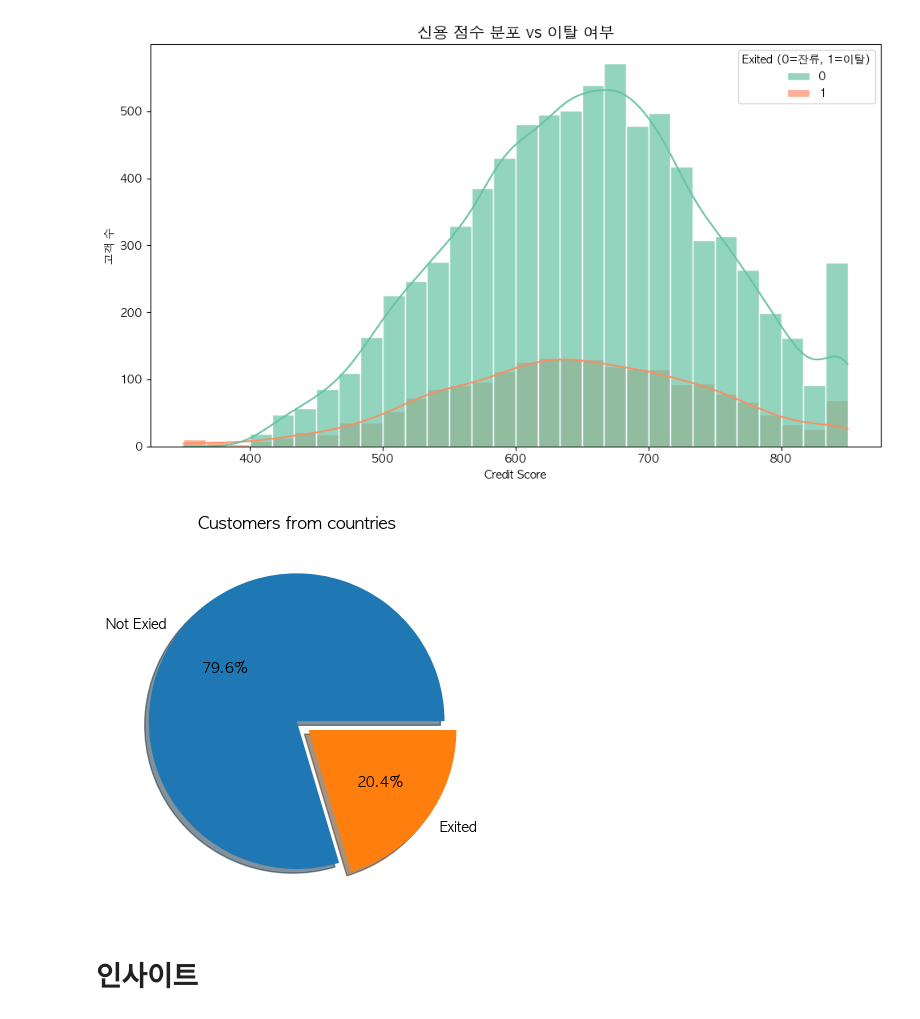
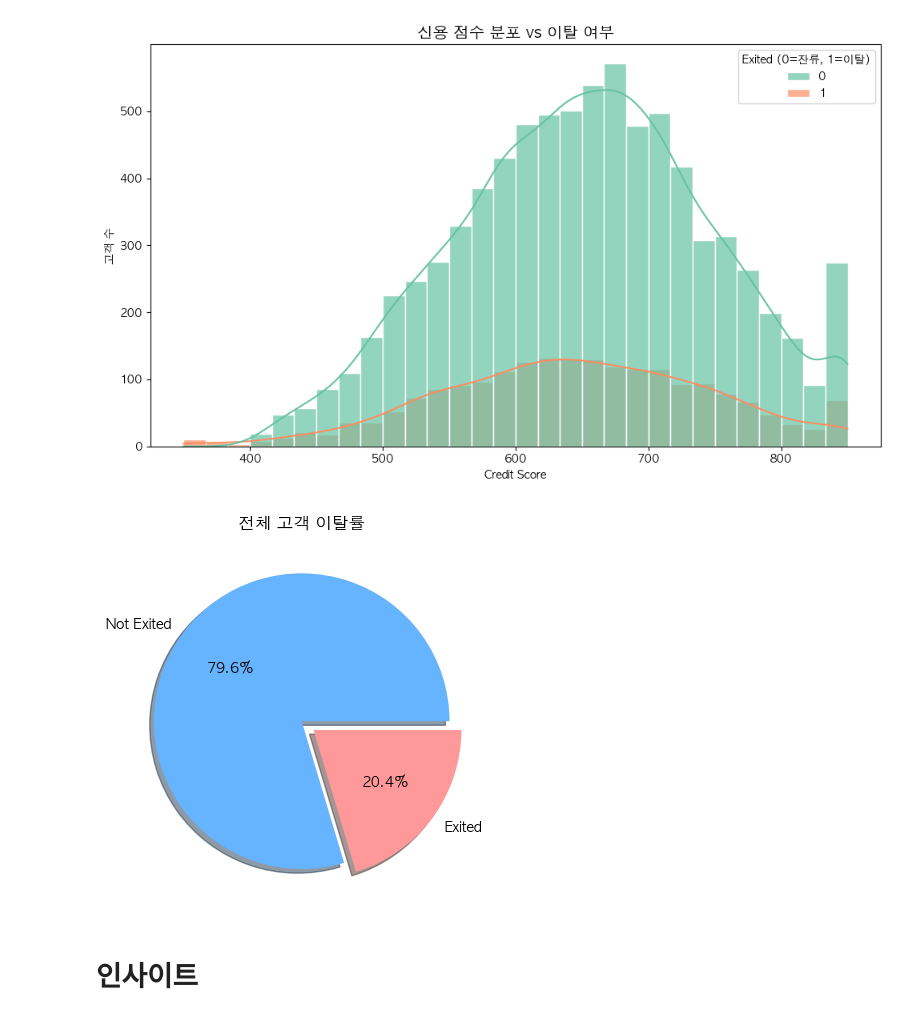
Before and after one commit to teolex/SKN14-2nd-2Team, a Jupyter notebook: KimJunGi/eda_jungi.ipynb, the cells around one changed output. Saved outputs shown, nothing was run; the diff lists cells and outputs as text; code cells hidden in the pictures.

```diff
--- a/KimJunGi/eda_jungi.ipynb
+++ b/KimJunGi/eda_jungi.ipynb
@@ -163,12 +215,21 @@ plt.show()
 # %%
 data = df['Exited'].value_counts()
 data = dict(data)
-labels = ["Not Exied","Exited"]
-plt.pie(data.values(), labels=labels, autopct='%1.1f%%', explode=[0,0.1], shadow=True)
-plt.title("Customers from countries")
+labels = ["Not Exited", "Exited"]
+colors = ['#66b3ff', '#ff9999']  # 0=잔류(파랑), 1=이탈(빨강)
+
+plt.pie(
+    data.values(),
+    labels=labels,
+    autopct='%1.1f%%',
+    explode=[0, 0.1],
+    shadow=True,
+    colors=colors  # ← 여기서 색상 지정
+)
+plt.title("전체 고객 이탈률")
 plt.show()
 # %% [output]
-[figure, old version]
+[figure, new version]
 # %% [markdown]
 # 인사이트
 # %% [markdown]
```
Also changed, not shown: parts of 3 cells of this notebook, 16 other files.
